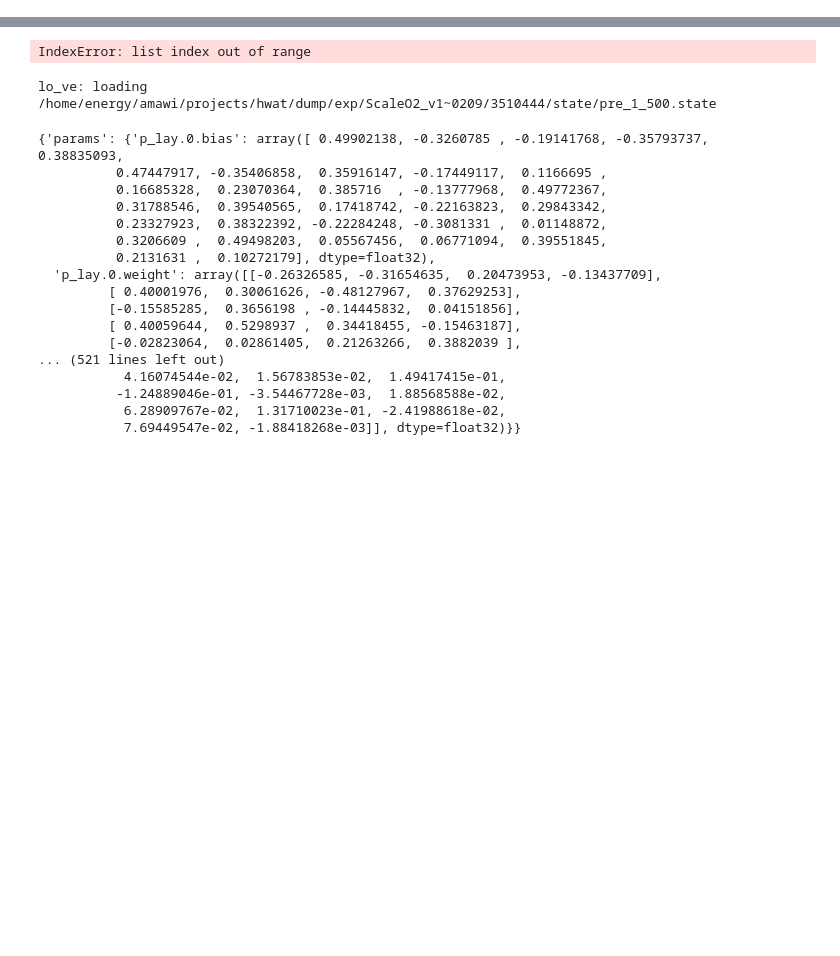
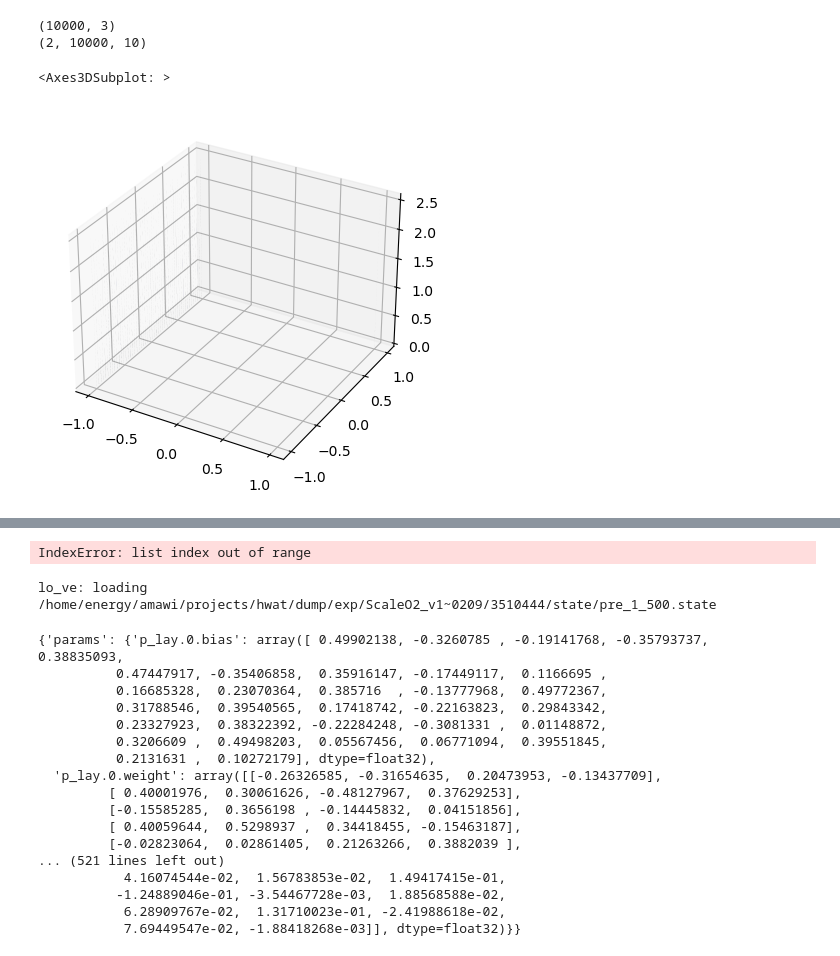
Before and after one commit to xmax1/hwat, a Jupyter notebook: qvik.ipynb, the cells around one changed output, grey strips where cells are left out. Cells and saved outputs as stored; diff of their text form; code cells hidden in the pictures; blank space fills up the shorter version.

```diff
--- a/qvik.ipynb
+++ b/qvik.ipynb
@@ -0,0 +242,18 @@
+# %%
+
+mol = gto.Mole()
+mol: gto.Mole = gto.Mole(
+	atom	= system_id,
+	basis	= 'sto-3g',
+	charge	= 0,
+	spin 	= 0,
+	unit	= 'bohr',
+)
+mol.build()
+mean_field_obj = scf.UHF(mol)
+mean_field_obj.kernel()
+
+hf_wf = compute_wf(center_points)
+mo_coef = hf_wf.mo_coeff
+mean_field_obj.analyze()
+print('\n MO Coefficients \n', mo_coef)
@@ -0,0 +368,30 @@
+# %%
+def get_2d_grid(lims=(1, 1), n=10):
+    x = np.linspace(*lims, n)
+    y = np.linspace(*lims, n)
+    return np.stack(np.meshgrid(x, y), axis=-1).reshape(-1, 2)
+
+def plot_2d_surface(mesh: np.ndarray, z: np.ndarray, ax= None, **kw):
+    if ax is None:
+        fig = plt.figure()
+        ax = fig.add_subplot(111, projection='3d')
+    ax.plot_surface(*mesh.T, z, **kw)
+    return ax
+
+def get_mo(r: np.ndarray):
+    ao = mol.eval_gto('GTOval_cart', r)
+    mo = ao[None] @ mo_coef.astype(np.float32)
+    return mo
+
+xy_grid = get_2d_grid(lims=(-1, 1), n=100)
+r_grid = np.concatenate([xy_grid, np.zeros((len(xy_grid), 1))], axis=1)
+print(r_grid.shape)
+mo = get_mo(r_grid)
+prob = mo[0].prod(-1)**2 * mo[1].prod(-1)**2
+print(mo.shape)
+plot_2d_surface(xy_grid, prob[:, None])
+# %% [output]
+(10000, 3)
+(2, 10000, 10)
+<Axes3DSubplot: >
+[figure, added]
```
Also changed, not shown: parts of 18 cells of this notebook, 11 other files.
